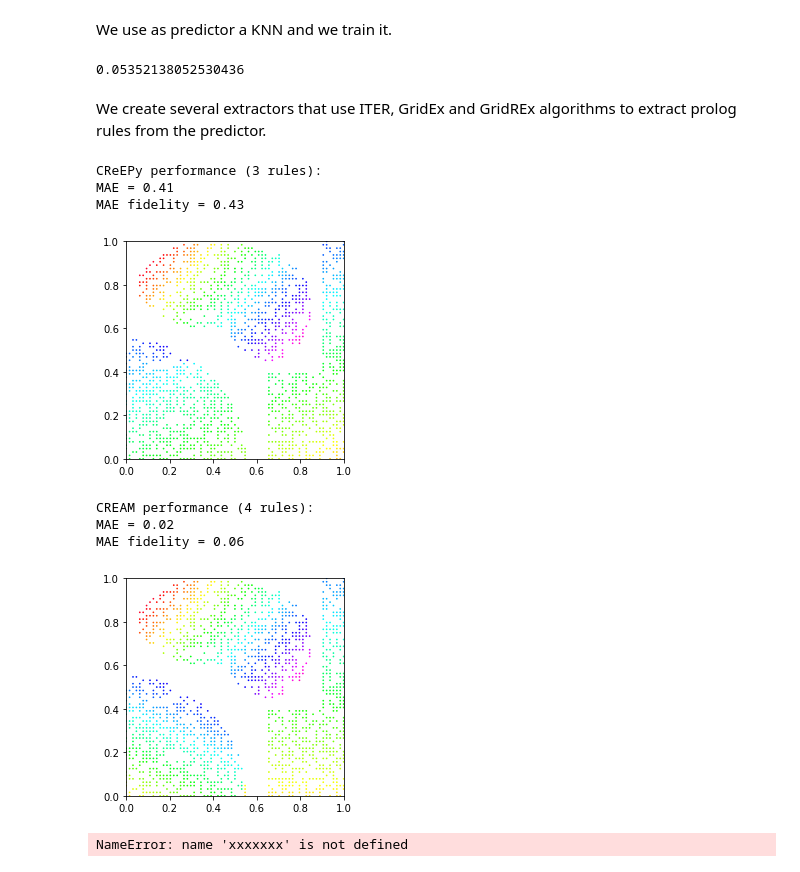
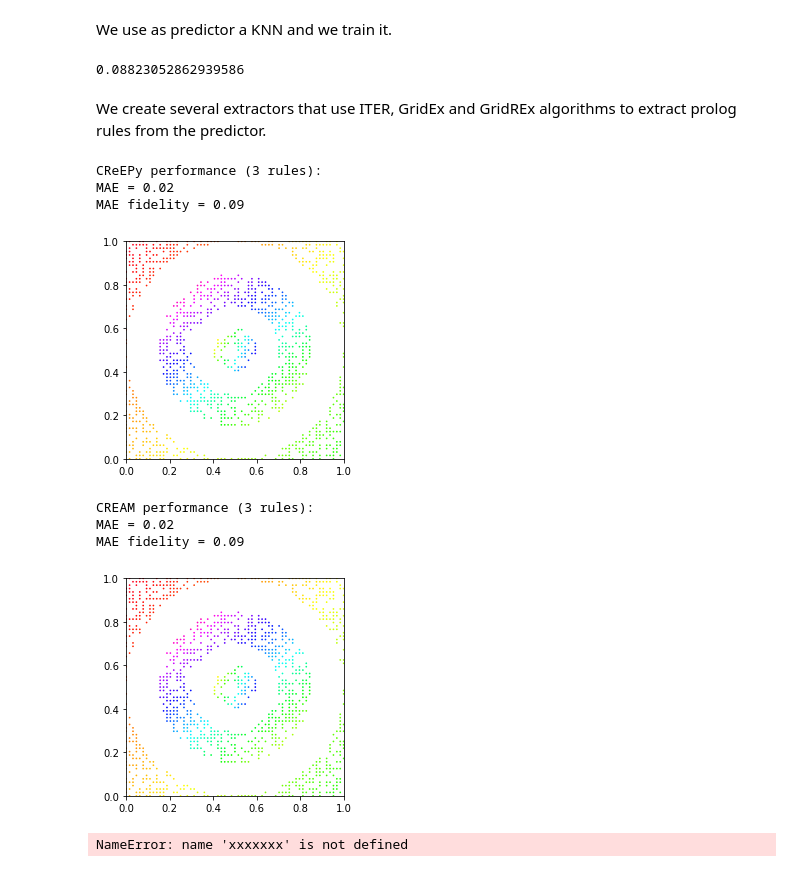
Before and after one commit to psykei/psyke-python, a Jupyter notebook: RegressionDemo.ipynb, the cells around one changed output. Cells and saved outputs as stored; diff of their text form; code cells hidden in the pictures.

```diff
--- a/RegressionDemo.ipynb
+++ b/RegressionDemo.ipynb
@@ -21,46 +21,46 @@ dataset = pd.read_csv("test/resources/datasets/df.csv")
 # %% [markdown]
 Split between train and test set in a reproducible way.
 # %%
-dataset = dataset[["X", "Y", "Z3"]].dropna()
+dataset = dataset[["X", "Y", "Z4"]].dropna()
 train, test = train_test_split(dataset, test_size=0.5, random_state=10)
 # %% [markdown]
 We use as predictor a KNN and we train it.
 # %%
-predictor = KNeighborsRegressor(n_neighbors=5).fit(train.iloc[:, :-1], train.iloc[:, -1])
+predictor = KNeighborsRegressor(n_neighbors=4).fit(train.iloc[:, :-1], train.iloc[:, -1])
 
 print((abs(predictor.predict(test.iloc[:, :-1]).flatten() - test.iloc[:, -1])).mean())
 # %% [output]
-0.05352138052530436
+0.08823052862939586
 # %% [markdown]
 We create several extractors that use ITER, GridEx and GridREx algorithms to extract prolog rules from the predictor.
 # %%
 #f, (ax1, ax2) = plt.subplots(1, 2, sharey=True)
 #plt.ylim((0, 1))
 #ax1.scatter(test.X, test.Y, c=test.iloc[:, -1], s = 0.5, cmap=plt.cm.get_cmap('gist_rainbow'))
 #ax1.set_xlim((0, 1))
 #ax1.set_aspect("equal")
 #ax2.scatter(test.X, test.Y, c=predictor.predict(test.iloc[:, :-1]), s = 0.5, cmap=plt.cm.get_cmap('gist_rainbow'))
 #ax2.set_xlim((0, 1))
 #ax2.set_aspect("equal")
 #plt.show()
 
 creepy = Extractor.creepy(predictor, depth=6, dbscan_threshold=0.3,
-                          error_threshold=.2, gauss_components=3, constant=False)
+                          error_threshold=.3, gauss_components=3, constant=False)
 theory_from_creepy = creepy.extract(train)
 print('CReEPy performance ({} rules):\nMAE = {:.2f}\nMAE fidelity = {:.2f}\n'
       .format(creepy.n_rules, creepy.mae(test), creepy.mae(test, predictor)))
 #print('ITER extracted rules:\n\n' + pretty_theory(theory_from_cream))
 
 plt.scatter(test.X, test.Y, c = creepy.predict(test.iloc[:, :-1]), s = 0.5, cmap=plt.cm.get_cmap('gist_rainbow'))
 plt.xlim((0, 1))
 plt.ylim((0, 1))
 plt.gca().set_aspect("equal")
 plt.show()
 # %% [output]
 CReEPy performance (3 rules):
-MAE = 0.41
-MAE fidelity = 0.43
+MAE = 0.02
+MAE fidelity = 0.09
-[figure, old version]
+[figure, new version]
 # %%
 #f, (ax1, ax2) = plt.subplots(1, 2, sharey=True)
 #plt.ylim((0, 1))
@@ -73,7 +73,7 @@ MAE fidelity = 0.43
 #plt.show()
 
 cream = Extractor.cream(predictor, depth=6, dbscan_threshold=0.3,
-                        error_threshold=.2, gauss_components=3, constant=False)
+                        error_threshold=.3, gauss_components=3, constant=False)
 theory_from_cream = cream.extract(train)
 print('CREAM performance ({} rules):\nMAE = {:.2f}\nMAE fidelity = {:.2f}\n'
       .format(cream.n_rules, cream.mae(test), cream.mae(test, predictor)))
@@ -85,10 +85,10 @@ plt.ylim((0, 1))
 plt.gca().set_aspect("equal")
 plt.show()
 # %% [output]
-CREAM performance (4 rules):
+CREAM performance (3 rules):
 MAE = 0.02
-MAE fidelity = 0.06
+MAE fidelity = 0.09
-[figure, old version]
+[figure, new version]
 # %%
 xxxxxxx
 # %% [output]
```
Also changed, not shown: 2 other files.
